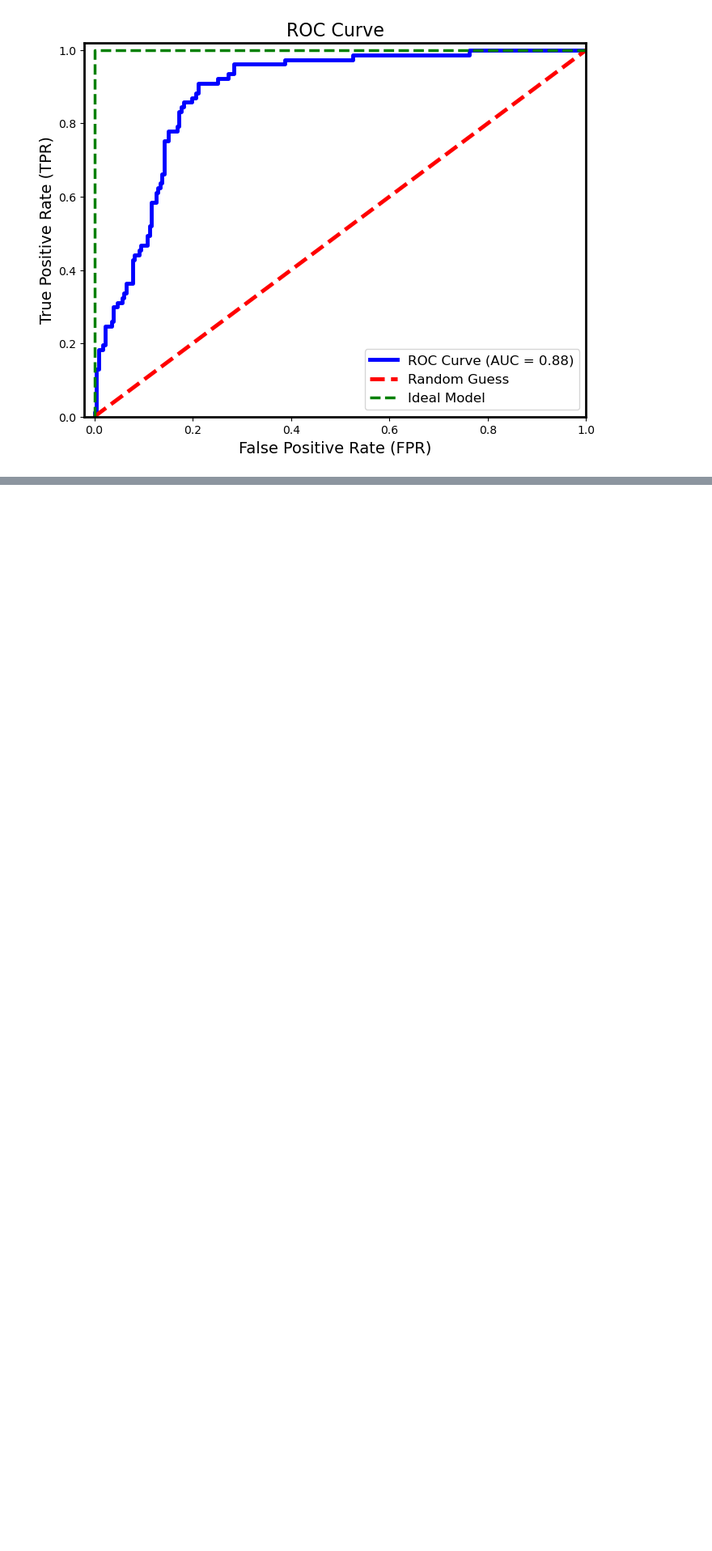
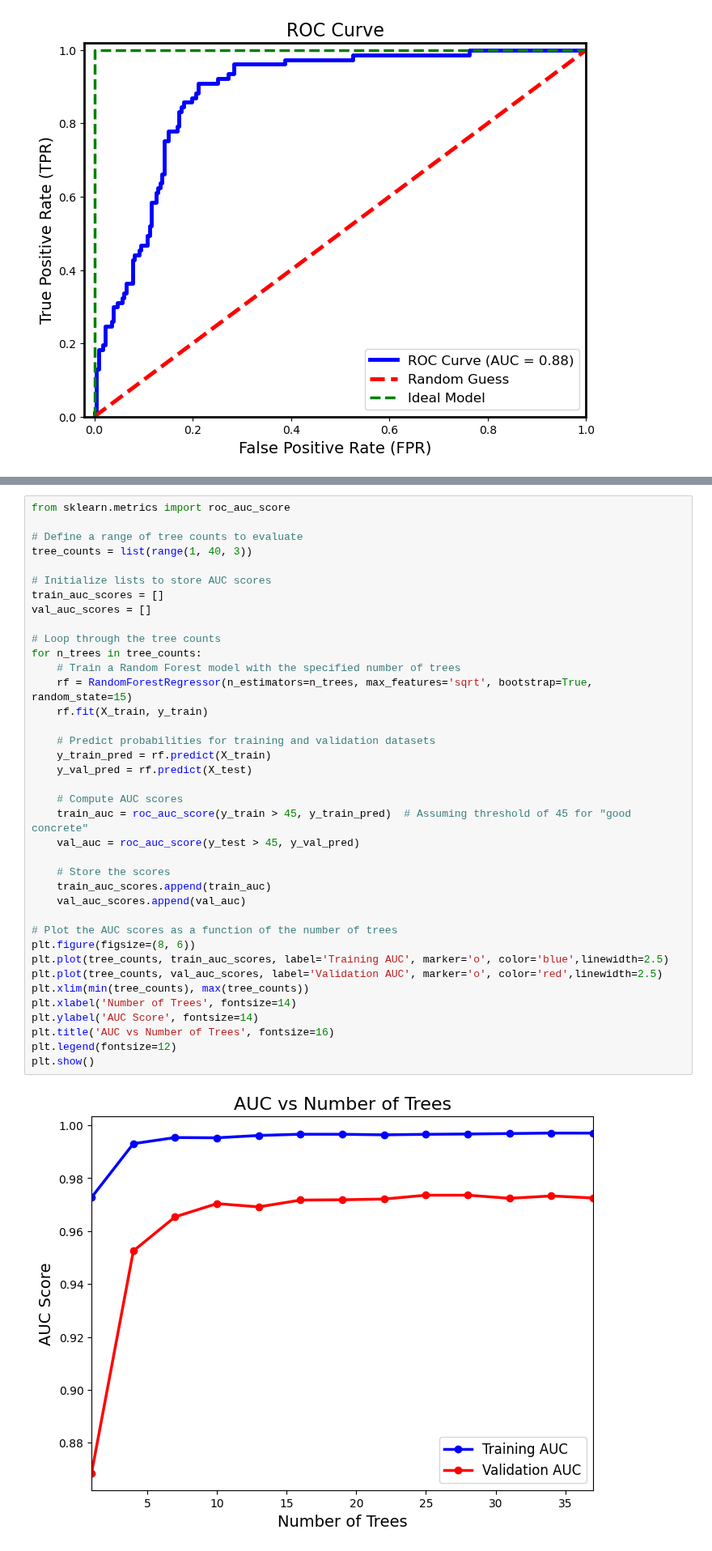
Before and after one commit to Wanwan-Laang/MSE598, a Jupyter notebook: Week10.ipynb, the cells around one changed output, grey strips where cells are left out. Shown at 81% size. Cells and saved outputs as stored; diff of their text form; blank space fills up the shorter version.

```diff
--- a/Week10.ipynb
+++ b/Week10.ipynb
@@ -227,0 +275,40 @@ Mean Squared Error: 1.6639168228233794e-05
+# %%
+from sklearn.metrics import roc_auc_score
+
+# Define a range of tree counts to evaluate
+tree_counts = list(range(1, 40, 3))
+
+# Initialize lists to store AUC scores
+train_auc_scores = []
+val_auc_scores = []
+
+# Loop through the tree counts
+for n_trees in tree_counts:
+    # Train a Random Forest model with the specified number of trees
+    rf = RandomForestRegressor(n_estimators=n_trees, max_features='sqrt', bootstrap=True, random_state=15)
+    rf.fit(X_train, y_train)
+
+    # Predict probabilities for training and validation datasets
+    y_train_pred = rf.predict(X_train)
+    y_val_pred = rf.predict(X_test)
+
+    # Compute AUC scores
+    train_auc = roc_auc_score(y_train > 45, y_train_pred)  # Assuming threshold of 45 for "good concrete"
+    val_auc = roc_auc_score(y_test > 45, y_val_pred)
+
+    # Store the scores
+    train_auc_scores.append(train_auc)
+    val_auc_scores.append(val_auc)
+
+# Plot the AUC scores as a function of the number of trees
+plt.figure(figsize=(8, 6))
+plt.plot(tree_counts, train_auc_scores, label='Training AUC', marker='o', color='blue',linewidth=2.5)
+plt.plot(tree_counts, val_auc_scores, label='Validation AUC', marker='o', color='red',linewidth=2.5)
+plt.xlim(min(tree_counts), max(tree_counts))
+plt.xlabel('Number of Trees', fontsize=14)
+plt.ylabel('AUC Score', fontsize=14)
+plt.title('AUC vs Number of Trees', fontsize=16)
+plt.legend(fontsize=12)
+plt.show()
+# %% [output]
+[figure, added]
```
Also changed, not shown: parts of 6 cells of this notebook.
